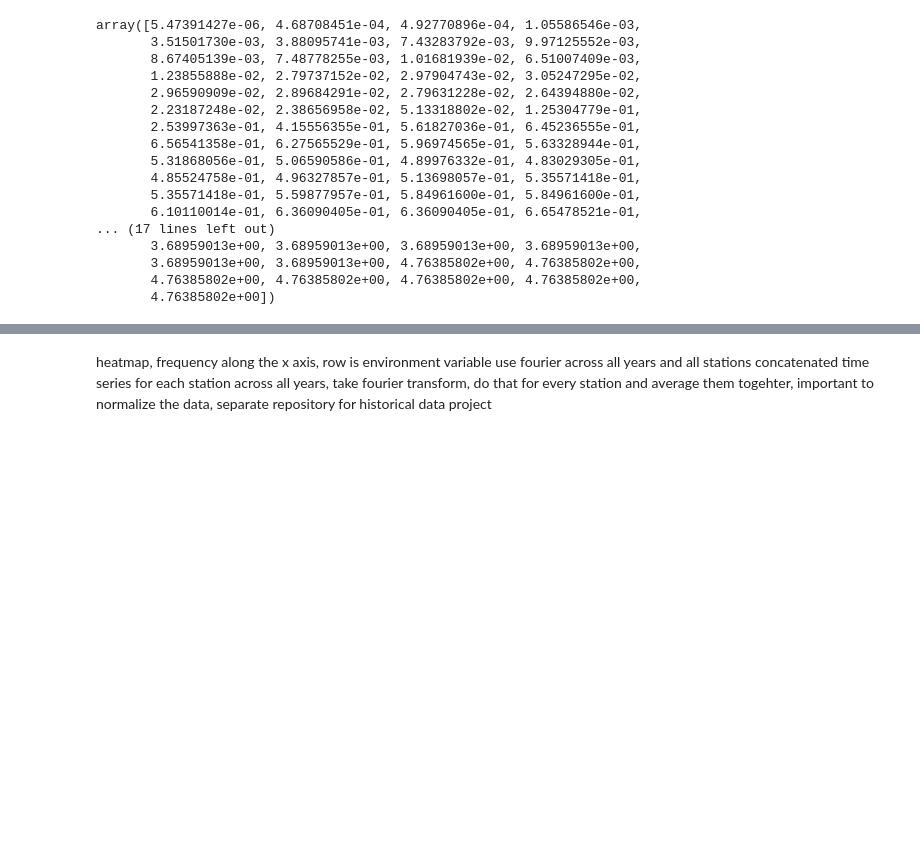
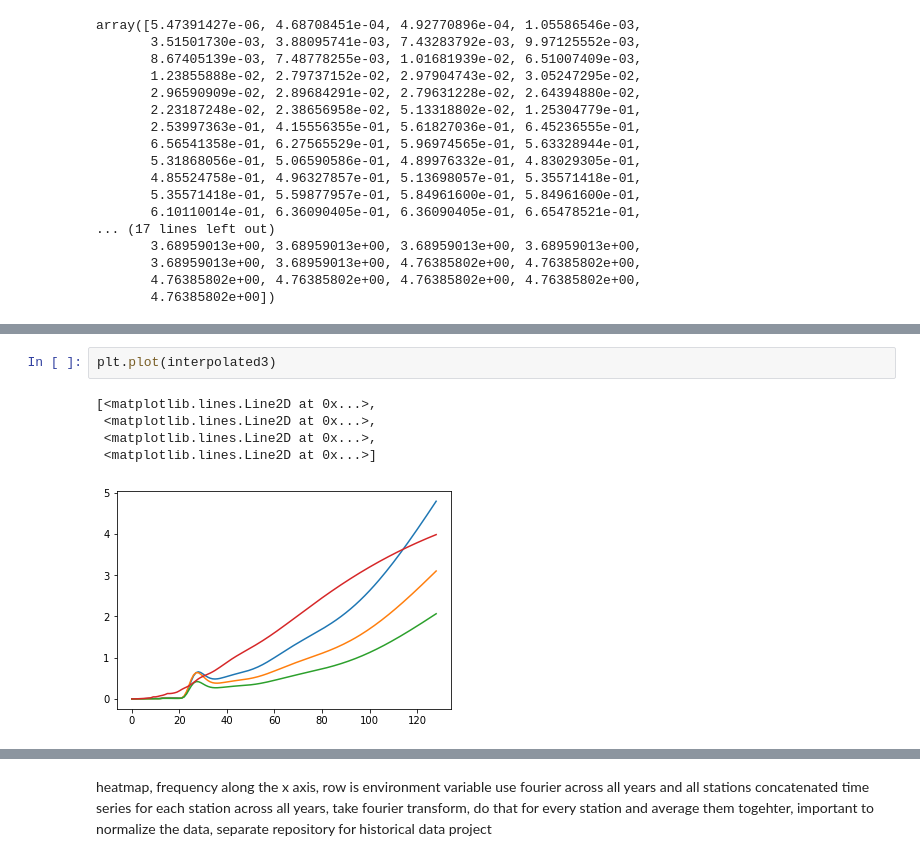
Before and after one commit to athena-ye/Historical-Data, a Jupyter notebook: Historical Data.ipynb, the cells around one changed output, grey strips where cells are left out. Cells and saved outputs as stored; diff of their text form; blank space fills up the shorter version.

```diff
--- a/Historical Data.ipynb
+++ b/Historical Data.ipynb
@@ -500 +432,9 @@ hi = x1, tmax(x1)
+# %%
+plt.plot(interpolated3)
+# %% [output]
+[<matplotlib.lines.Line2D at 0x...>,
+ <matplotlib.lines.Line2D at 0x...>,
+ <matplotlib.lines.Line2D at 0x...>,
+ <matplotlib.lines.Line2D at 0x...>]
+[figure, added]
 # %%
```
Also changed, not shown: parts of 26 cells of this notebook.
